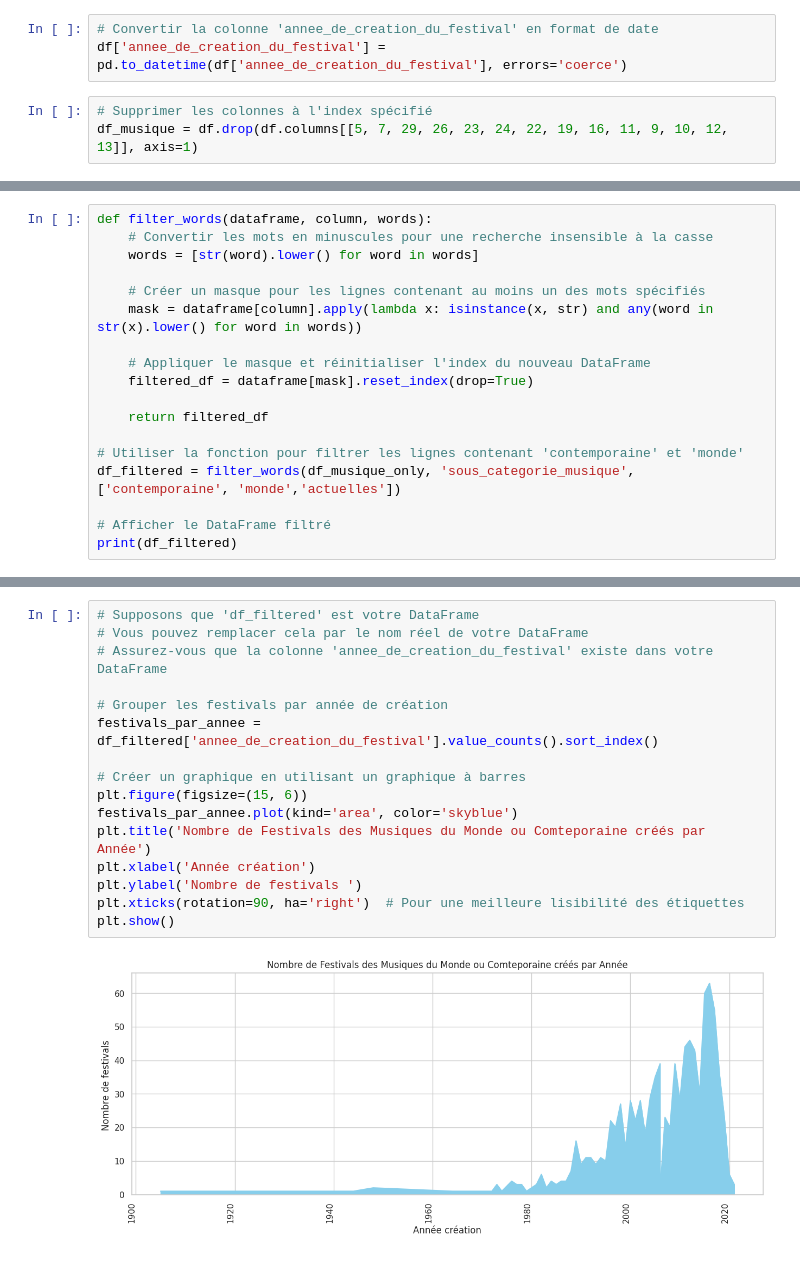
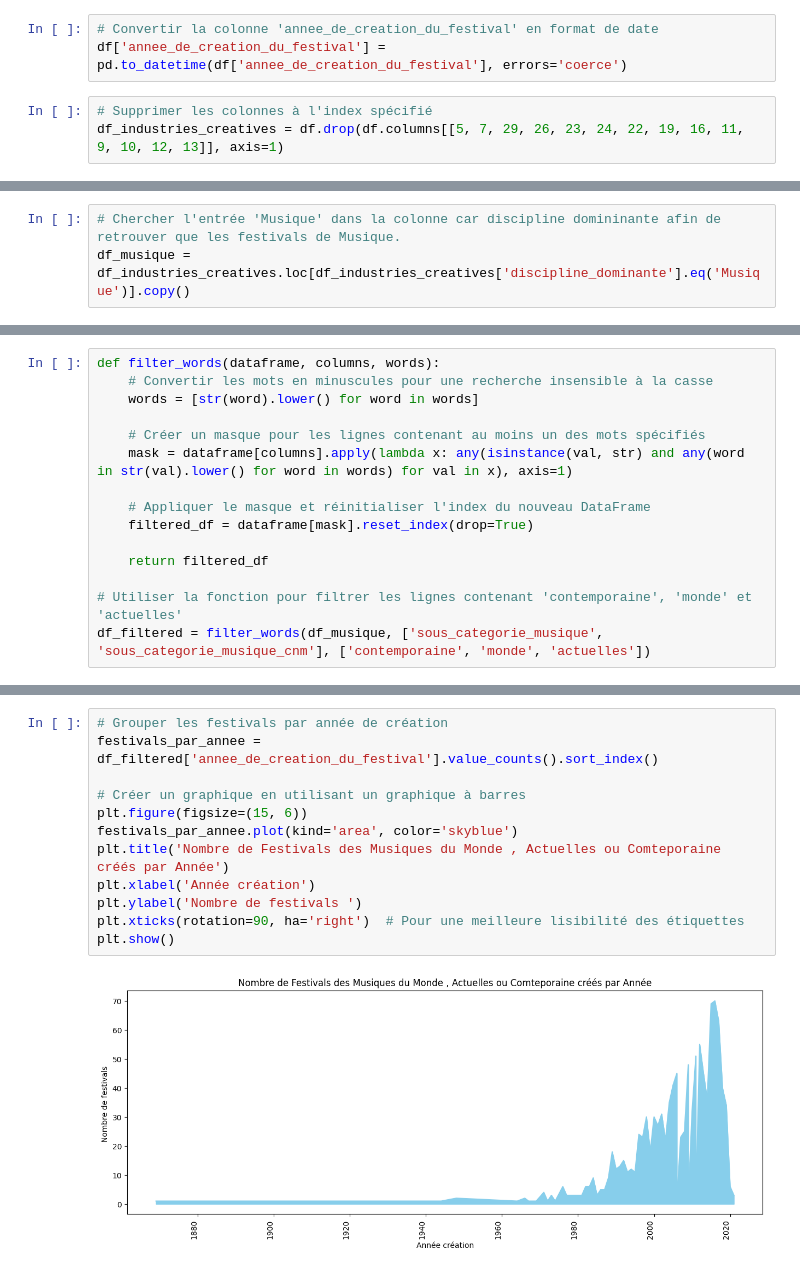
Before and after one commit to troco-project/Veille-internationale-politiques-culturelles-des-diff-rents-pays-du-monde, a Jupyter notebook: Festivals.ipynb, the cells around one changed output, grey strips where cells are left out. Cells and saved outputs as stored; diff of their text form.

```diff
--- a/Festivals.ipynb
+++ b/Festivals.ipynb
@@ -98,4 +107,4 @@ dtype: int64
 df['annee_de_creation_du_festival'] = pd.to_datetime(df['annee_de_creation_du_festival'], errors='coerce')
 # %%
 # Supprimer les colonnes à l'index spécifié
-df_musique = df.drop(df.columns[[5, 7, 29, 26, 23, 24, 22, 19, 16, 11, 9, 10, 12, 13]], axis=1)
+df_industries_creatives = df.drop(df.columns[[5, 7, 29, 26, 23, 24, 22, 19, 16, 11, 9, 10, 12, 13]], axis=1)
@@ -122,3 +143,6 @@ memory usage: 910.4+ KB
+# %%
+# Chercher l'entrée 'Musique' dans la colonne car discipline domininante afin de retrouver que les festivals de Musique.
+df_musique = df_industries_creatives.loc[df_industries_creatives['discipline_dominante'].eq('Musique')].copy()
 # %%
 df_musique.head()
 # %% [output]
@@ -182,18 +234,15 @@ Valeurs uniques dans les colonne sous_categorie_musique' :
 # %%
-def filter_words(dataframe, column, words):
+def filter_words(dataframe, columns, words):
     # Convertir les mots en minuscules pour une recherche insensible à la casse
     words = [str(word).lower() for word in words]
 
     # Créer un masque pour les lignes contenant au moins un des mots spécifiés
-    mask = dataframe[column].apply(lambda x: isinstance(x, str) and any(word in str(x).lower() for word in words))
+    mask = dataframe[columns].apply(lambda x: any(isinstance(val, str) and any(word in str(val).lower() for word in words) for val in x), axis=1)
 
     # Appliquer le masque et réinitialiser l'index du nouveau DataFrame
     filtered_df = dataframe[mask].reset_index(drop=True)
 
     return filtered_df
 
-# Utiliser la fonction pour filtrer les lignes contenant 'contemporaine' et 'monde'
-df_filtered = filter_words(df_musique_only, 'sous_categorie_musique', ['contemporaine', 'monde','actuelles'])
-
-# Afficher le DataFrame filtré
-print(df_filtered)
+# Utiliser la fonction pour filtrer les lignes contenant 'contemporaine', 'monde' et 'actuelles'
+df_filtered = filter_words(df_musique, ['sous_categorie_musique', 'sous_categorie_musique_cnm'], ['contemporaine', 'monde', 'actuelles'])
@@ -259,19 +317,15 @@ plt.show()
 # %%
-# Supposons que 'df_filtered' est votre DataFrame
-# Vous pouvez remplacer cela par le nom réel de votre DataFrame
-# Assurez-vous que la colonne 'annee_de_creation_du_festival' existe dans votre DataFrame
-
 # Grouper les festivals par année de création
 festivals_par_annee = df_filtered['annee_de_creation_du_festival'].value_counts().sort_index()
 
 # Créer un graphique en utilisant un graphique à barres
 plt.figure(figsize=(15, 6))
 festivals_par_annee.plot(kind='area', color='skyblue')
-plt.title('Nombre de Festivals des Musiques du Monde ou Comteporaine créés par Année')
+plt.title('Nombre de Festivals des Musiques du Monde , Actuelles ou Comteporaine créés par Année')
 plt.xlabel('Année création')
 plt.ylabel('Nombre de festivals ')
 plt.xticks(rotation=90, ha='right')  # Pour une meilleure lisibilité des étiquettes
 plt.show()
 # %% [output]
-[figure, old version]
+[figure, new version]
 # %%
```
Also changed, not shown: parts of 56 cells of this notebook.
